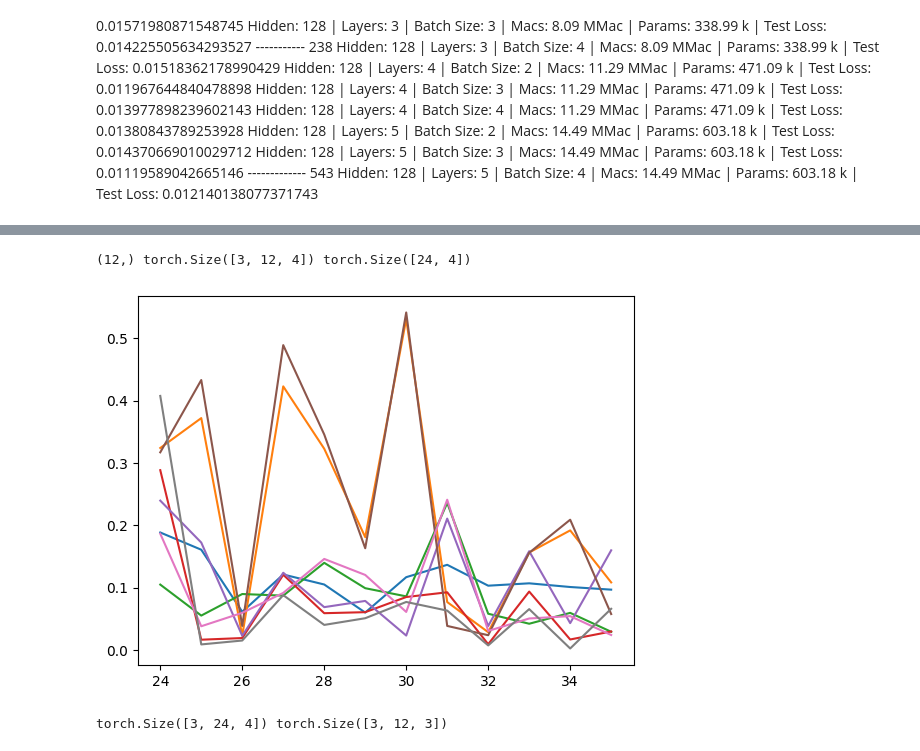
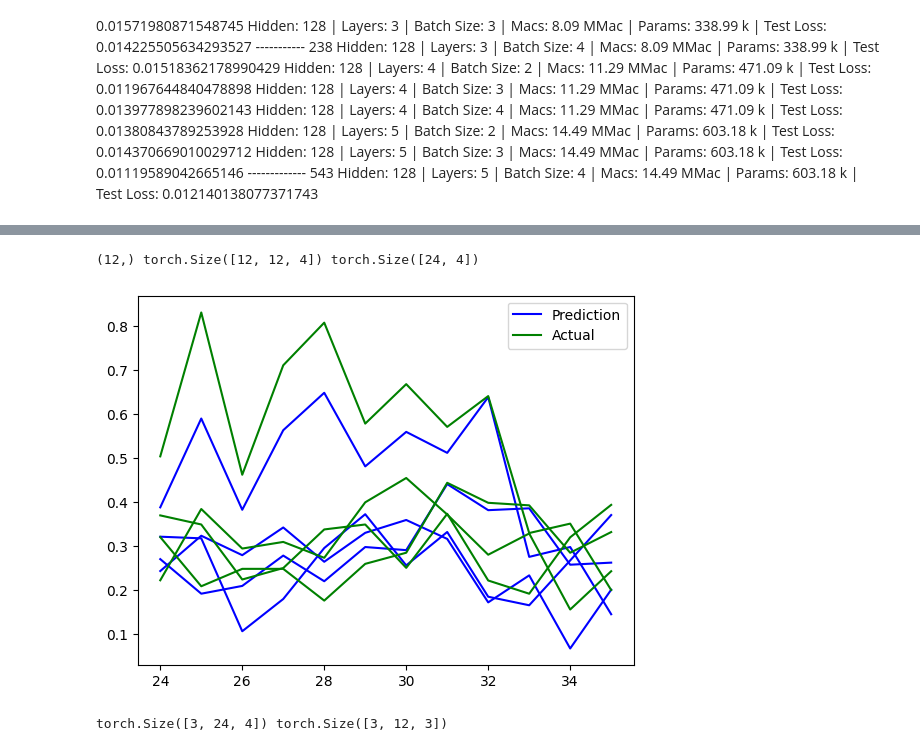
Before and after one commit to DavidN0809/AI-Assisted-Gait-Restoration-for-Disabled-Individuals, a Jupyter notebook: training/prototype_model.ipynb, the cells around one changed output, grey strips where cells are left out. Drawn from its saved outputs; the diff is of its cells as text; code cells hidden in the pictures.

```diff
--- a/training/prototype_model.ipynb
+++ b/training/prototype_model.ipynb
@@ -51,7 +51,7 @@ def train_test_model(model, lr, trainLoader, validateLoader, testLoader, EPOCHS,
 
     return Trainer, (macs, params)
 # %%
-dataset = EMG_dataset("emg.csv", lag=24, n_ahead=12)
+dataset = EMGO_dataset("emg.csv", lag=24, n_ahead=12)
 X, Y = dataset.__getitem__(0)
 print(X.shape, Y.shape)
 
@@ -201,9 +201,9 @@ num_layers = 5
 batch_size = 3
 output_size = train_dataset.dataset.n_ahead
 
-trainLoader = DataLoader(train_dataset, batch_size=batch_size, shuffle=False)
-validLoader = DataLoader(valid_dataset, batch_size=batch_size, shuffle=False)
-testLoader = DataLoader(test_dataset, batch_size=batch_size, shuffle=True)
+trainLoader = DataLoader(train_dataset, batch_size=12, num_workers=8, pin_memory=True, shuffle=False)
+validLoader = DataLoader(valid_dataset, batch_size=12, num_workers=8, pin_memory=True, shuffle=False)
+testLoader = DataLoader(test_dataset, batch_size=12, num_workers=0, pin_memory=True, shuffle=True)
 
 model = BasicLSTM(input_size, hidden_size, num_layers, output_size)
 
@@ -224,30 +238,34 @@ KeyboardInterrupt
 # %%
-model_path = "./models/pre-trained/EMG_P1.pt"
+model_path = "./models/pre-trained/EMG_Last.pt"
 model = BasicLSTM(input_size, hidden_size, num_layers, output_size)
 model.load_state_dict(torch.load(model_path))
 
 for X, Y in testLoader:
     X = X
     Y = Y
-    pred = Trainer.model(X).detach().numpy()
+    pred = model(X).detach().numpy()
 
     print(pred[0,:,0].shape, Y.shape, X[0].shape)
 
     # Assume Extension
     y_range = range(len(X[0]), len(X[0])+validLoader.dataset.dataset.n_ahead)
 
 
     # plt.plot(X[0,:].detach().cpu())
-    plt.plot(y_range, pred[0,:])
+    plt.plot(y_range, pred[0,:], 'b')
+    plt.plot(y_range, Y[0,:], 'g')
 
-    plt.plot(y_range, Y[0,:])
+    # Create Line2D objects representing the lines
+    line_pred = plt.Line2D([], [], color='blue')
+    line_Y = plt.Line2D([], [], color='green')
 
-    # plt.legend(["X", "Prediction", "Actual"])
+    # Create the legend using the Line2D objects and labels
+    plt.legend([line_pred, line_Y], ["Prediction", "Actual"])
 
     break
 # %% [output]
-(12,) torch.Size([3, 12, 4]) torch.Size([24, 4])
+(12,) torch.Size([12, 12, 4]) torch.Size([24, 4])
-[figure, old version]
+[figure, new version]
 # %%
 for x, y in trainLoader:
     print(x.shape, y.shape)
```
Also changed, not shown: parts of 2 cells of this notebook, 2 other files.
